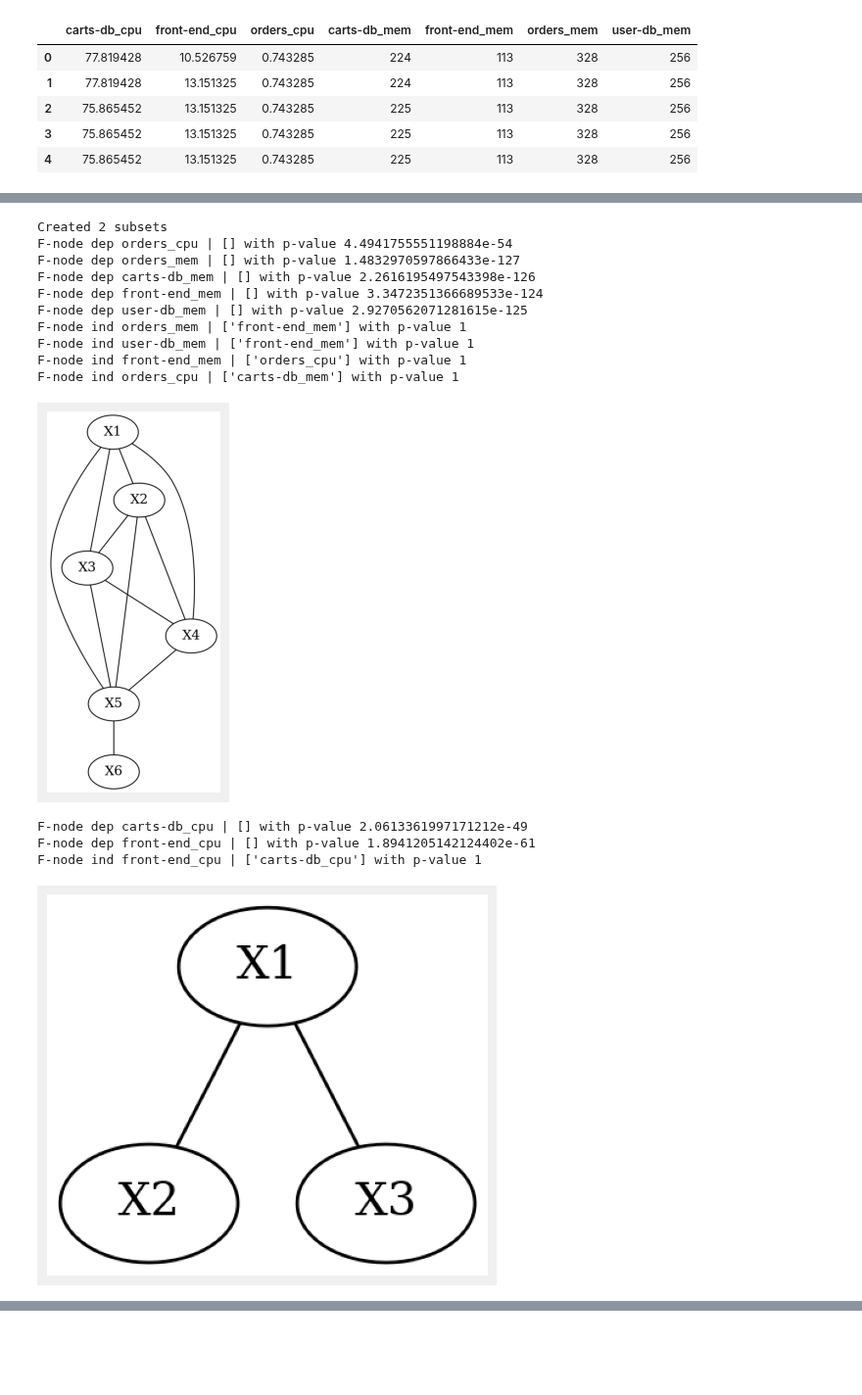
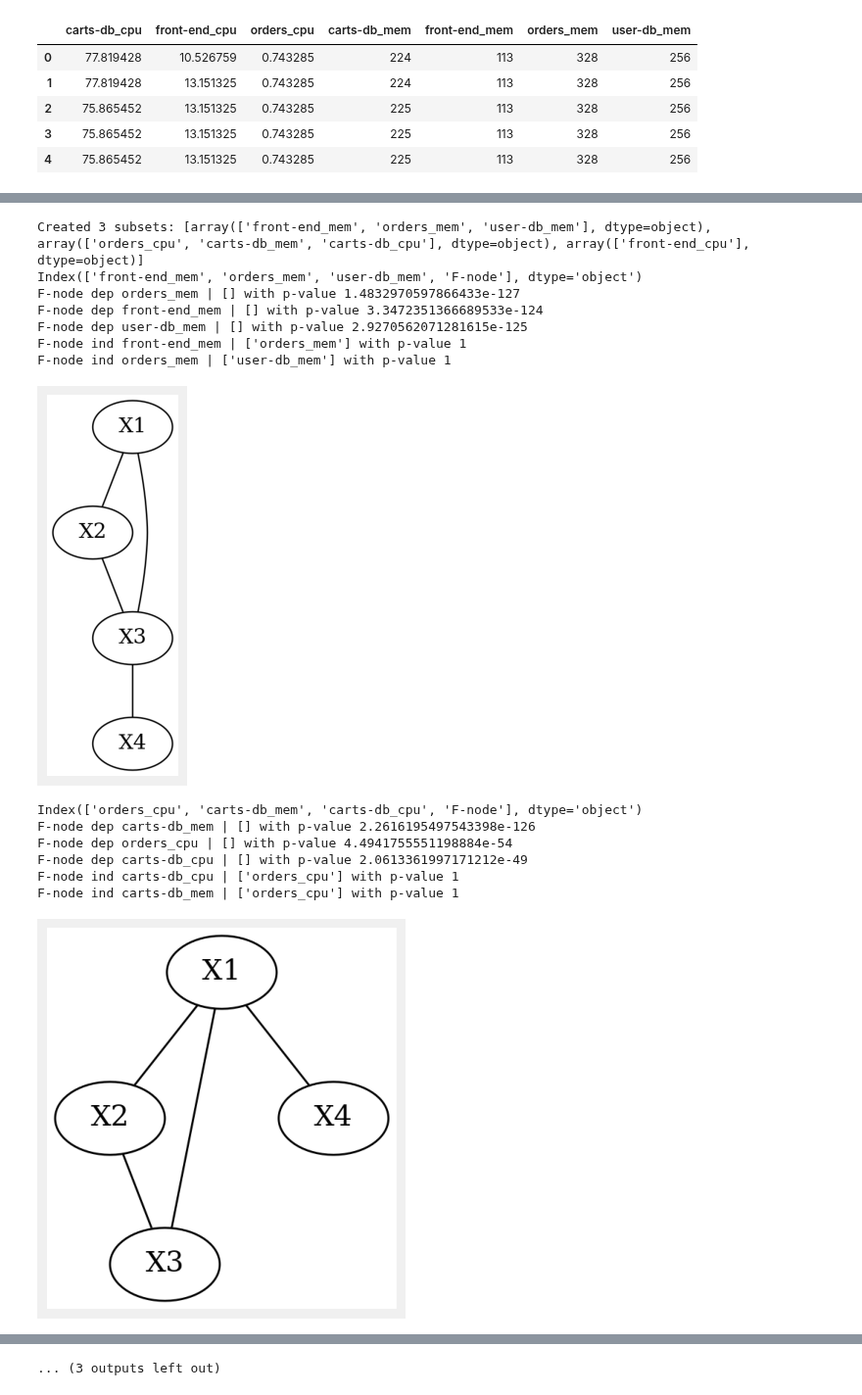
Before and after one commit to sriksmachi/sriksml, a Jupyter notebook: projects/causalmodels_on_microservices/main.ipynb, the cells around one changed output, grey strips where cells are left out. Shown at 98% size. Cells and saved outputs as stored; diff of their text form; code cells hidden in the pictures; blank space fills up the shorter version.

```diff
--- a/projects/causalmodels_on_microservices/main.ipynb
+++ b/projects/causalmodels_on_microservices/main.ipynb
@@ -305,0 +292,6 @@ a_df.head()
+# %%
+plt.figure(figsize=(30, 5))
+columns = n_df.columns
+c = columns[3]
+n_df[c].plot(kind='line', color='blue', label='Normal', title=c, figsize=(30, 5))
+a_df[c].plot(kind='line', color='red', label='Anomalous', title=c, figsize=(30, 5))
@@ -316,7 +311,9 @@ BINS = None
 # We tried a few different values and found that 0.01 gives the best result in our case
 # (between 0.001 and 0.1).
 LOCAL_ALPHA = 0.01
-DEFAULT_GAMMA = 5
+
+# Run the first phase of the algorithm
+DEFAULT_GAMMA = 3
 local = True
 # %%
 # Split the dataset into multiple subsets
@@ -331,7 +328,7 @@ def create_chunks(df, gamma):
     return chunks
 
 print('Creating chunks...')
-chunks = create_chunks(normal_df, DEFAULT_GAMMA)
+chunks = create_chunks(n_df, DEFAULT_GAMMA)
 print(chunks)
 # %% [output]
 Creating chunks...
@@ -350,7 +339,7 @@ def run_level(normal_df, anomalous_df, gamma, localized, bins, verbose):
     ci_tests = 0
     chunks = create_chunks(normal_df, gamma)
     if verbose:
-        print(f"Created {len(chunks)} subsets")
+        print(f"Created {len(chunks)} subsets: {chunks}")
 
     f_child_union = list()
     mi_union = list()
@@ -405,46 +394,46 @@ def run_multi_phase(normal_df, anomalous_df, gamma, localized, bins, verbose):
     # Phase-2
     mi_union = []
     new_nodes = f_child_union
-    rc, g, mi, ci = u.top_k_rc(normal_df.loc[:, new_nodes],
+    rc, g, mi, ci = top_k_rc(normal_df.loc[:, new_nodes],
                                anomalous_df.loc[:, new_nodes],
                                bins=bins,
                                mi=mi_union,
                                localized=localized,
                                verbose=verbose)
     print(g)
     ci_tests += ci
     return rc, ci_tests
 
 def rca_with_rcd(normal_df, anomalous_df, bins,
                  gamma=DEFAULT_GAMMA, localized=False, verbose=VERBOSE):
     start = time.time()
     rc, ci_tests = run_multi_phase(normal_df, anomalous_df, gamma, localized, bins, verbose)
     end = time.time()
 
     return {'time': end - start, 'root_cause': rc, 'tests': ci_tests}
 
 def main_top_k_rc(normal_df, anomalous_df, k, bins,
              gamma=DEFAULT_GAMMA, seed=SEED, localized=False, verbose=VERBOSE):
     np.random.seed(seed)
     result = rca_with_rcd(normal_df, anomalous_df, bins, gamma, localized, verbose)
     return {**result, 'root_cause': result['root_cause'][:k]}
 
 
 result = main_top_k_rc(n_df, a_df, k=k, bins=BINS, localized=local, verbose=VERBOSE)
 print(result)
 # %% [output]
-Created 2 subsets
-F-node dep orders_cpu | [] with p-value 4.4941755551198884e-54
+Created 3 subsets: [array(['front-end_mem', 'orders_mem', 'user-db_mem'], dtype=object), array(['orders_cpu', 'carts-db_mem', 'carts-db_cpu'], dtype=object), array(['front-end_cpu'], dtype=object)]
+Index(['front-end_mem', 'orders_mem', 'user-db_mem', 'F-node'], dtype='object')
 F-node dep orders_mem | [] with p-value 1.4832970597866433e-127
-F-node dep carts-db_mem | [] with p-value 2.2616195497543398e-126
 F-node dep front-end_mem | [] with p-value 3.3472351366689533e-124
 F-node dep user-db_mem | [] with p-value 2.9270562071281615e-125
-F-node ind orders_mem | ['front-end_mem'] with p-value 1
-F-node ind user-db_mem | ['front-end_mem'] with p-value 1
-F-node ind front-end_mem | ['orders_cpu'] with p-value 1
-F-node ind orders_cpu | ['carts-db_mem'] with p-value 1
+F-node ind front-end_mem | ['orders_mem'] with p-value 1
+F-node ind orders_mem | ['user-db_mem'] with p-value 1
-[figure, old version]
+[figure, new version]
+Index(['orders_cpu', 'carts-db_mem', 'carts-db_cpu', 'F-node'], dtype='object')
+F-node dep carts-db_mem | [] with p-value 2.2616195497543398e-126
+F-node dep orders_cpu | [] with p-value 4.4941755551198884e-54
 F-node dep carts-db_cpu | [] with p-value 2.0613361997171212e-49
-F-node dep front-end_cpu | [] with p-value 1.8941205142124402e-61
-F-node ind front-end_cpu | ['carts-db_cpu'] with p-value 1
+F-node ind carts-db_cpu | ['orders_cpu'] with p-value 1
+F-node ind carts-db_mem | ['orders_cpu'] with p-value 1
-[figure, old version]
+[figure, new version]
@@ -467,0 +467 @@ F-node ind carts-db_cpu | ['carts-db_mem'] with p-value 1
+... (3 outputs left out)
```
Also changed, not shown: parts of 7 cells of this notebook, 1 other file.
